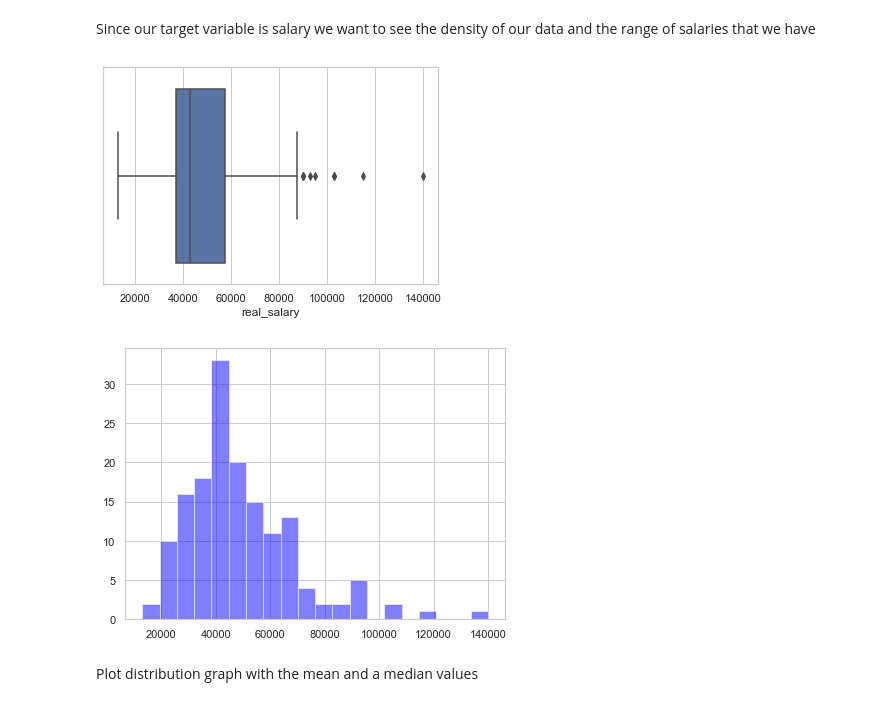
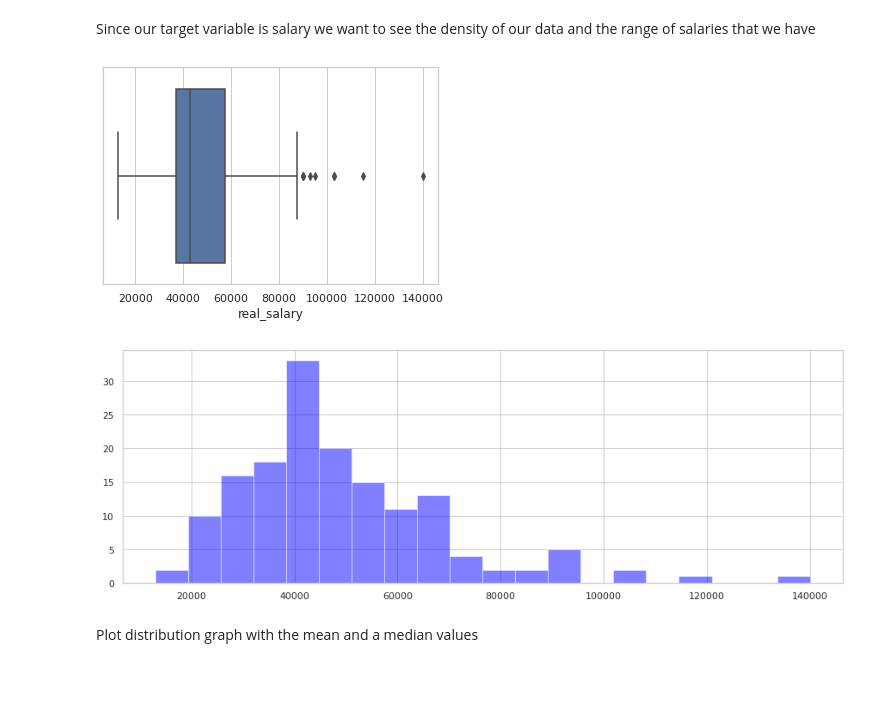
Before and after one commit to Malyrion/Intro-to-AI-CW, a Jupyter notebook: Intro_to_AI_CW.ipynb, the cells around one changed output. Cells and saved outputs as stored; diff of their text form; code cells hidden in the pictures; blank space fills up the shorter version.

Commit message:
Graphs update

```diff
--- a/Intro_to_AI_CW.ipynb
+++ b/Intro_to_AI_CW.ipynb
@@ -323,17 +327,15 @@ Correlation between Salary and Ratings 0.16618916243332618
 Since our target variable is salary we want to see the density of our data and the range of salaries that we have
 # %%
 
-sns.set_theme(style="whitegrid")
 ax = sns.boxplot(x=jobs["real_salary"])
-
 plt.figure(figsize=(15,5))
 salary=jobs['real_salary']
-plt.subplot(1,2,1)
+# plt.subplot(1,2,1)
 num_bins=20
 n, bins, patches=plt.hist(salary, num_bins, facecolor='blue', alpha=0.5)
 # %% [output]
-[figure, old version]
+[figure, new version]
-[figure, old version]
+[figure, new version]
 # %% [markdown]
 Plot distribution graph with the mean and a median values
 # %% [markdown]
```
Also changed, not shown: parts of 9 cells of this notebook.
